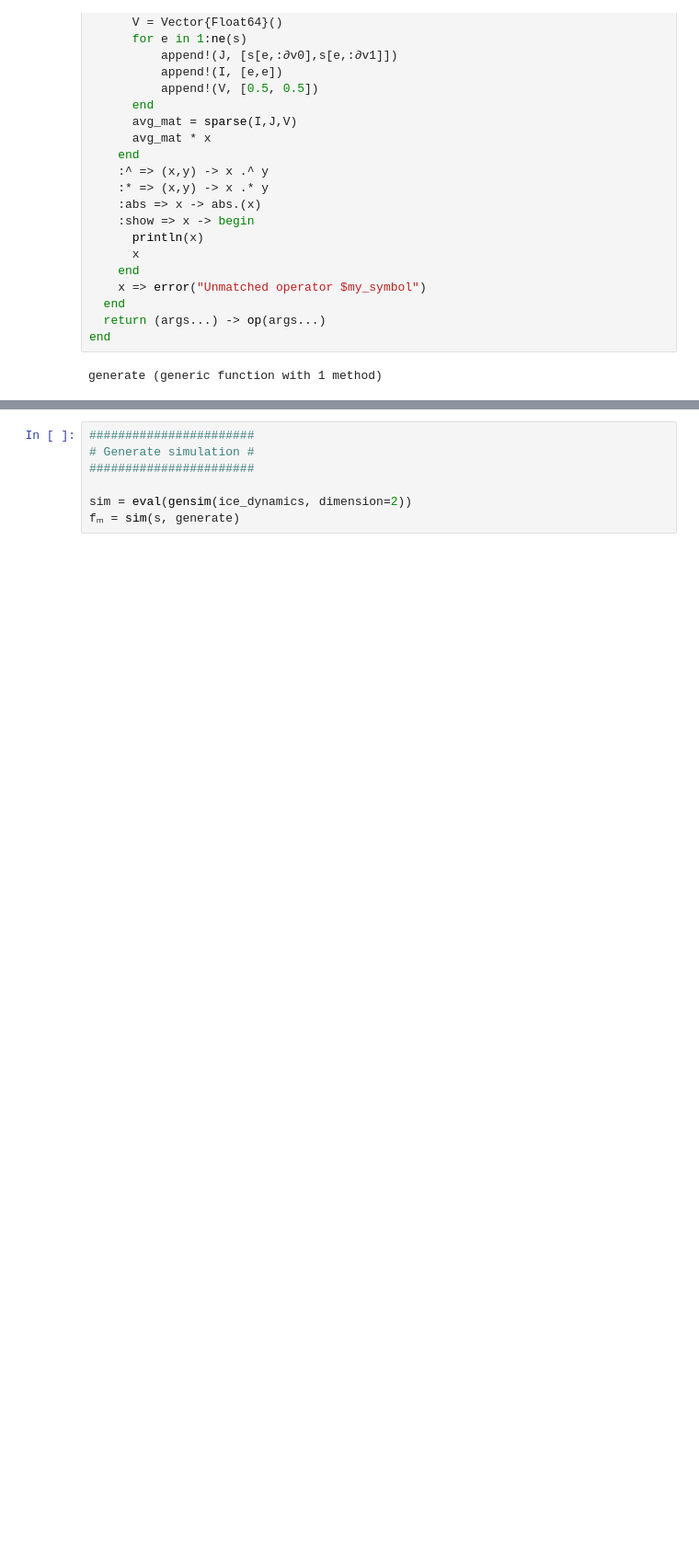
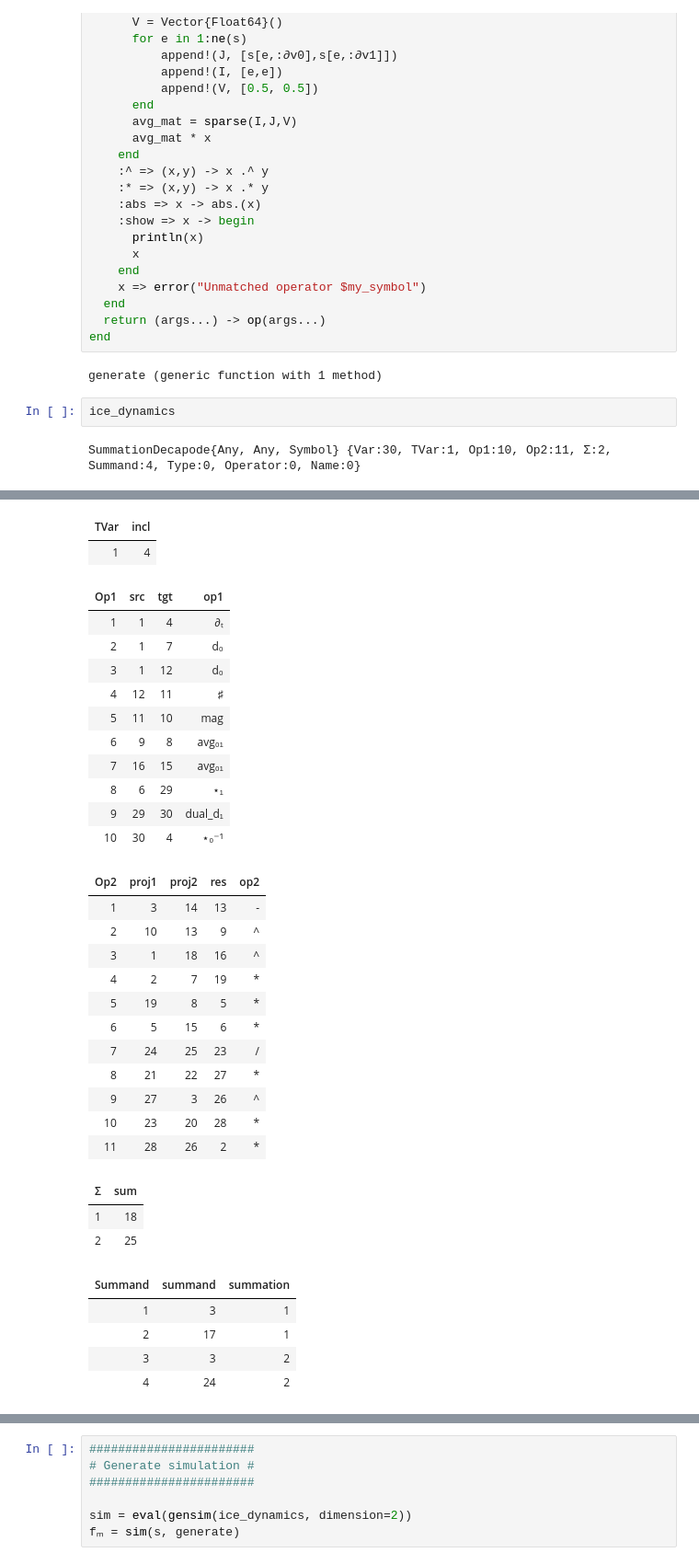
Before and after one commit to ciemss/Decapodes.jl, a Jupyter notebook: examples/climate/halfar_shallow_ice_model.ipynb, the cells around one changed output, grey strips where cells are left out. Shown: that part at 92% size. Drawn from its saved outputs; the diff is of its cells as text; blank space fills up the shorter version.

```diff
--- a/examples/climate/halfar_shallow_ice_model.ipynb
+++ b/examples/climate/halfar_shallow_ice_model.ipynb
@@ -177,3 +192,7 @@ function generate(sd, my_symbol; hodge=GeometricHodge())
 end
 # %% [output]
 generate (generic function with 1 method)
+# %%
+ice_dynamics
+# %% [output]
+SummationDecapode{Any, Any, Symbol} {Var:30, TVar:1, Op1:10, Op2:11, Σ:2, Summand:4, Type:0, Operator:0, Name:0}
@@ -179,0 +216,33 @@ generate (generic function with 1 method)
+| TVar | incl |
+| 1 | 4 |
+| Op1 | src | tgt | op1 |
+| 1 | 1 | 4 | ∂ₜ |
+| 2 | 1 | 7 | d₀ |
+| 3 | 1 | 12 | d₀ |
+| 4 | 12 | 11 | ♯ |
+| 5 | 11 | 10 | mag |
+| 6 | 9 | 8 | avg₀₁ |
+| 7 | 16 | 15 | avg₀₁ |
+| 8 | 6 | 29 | ⋆₁ |
+| 9 | 29 | 30 | dual_d₁ |
+| 10 | 30 | 4 | ⋆₀⁻¹ |
+| Op2 | proj1 | proj2 | res | op2 |
+| 1 | 3 | 14 | 13 | - |
+| 2 | 10 | 13 | 9 | ^ |
+| 3 | 1 | 18 | 16 | ^ |
+| 4 | 2 | 7 | 19 | * |
+| 5 | 19 | 8 | 5 | * |
+| 6 | 5 | 15 | 6 | * |
+| 7 | 24 | 25 | 23 | / |
+| 8 | 21 | 22 | 27 | * |
+| 9 | 27 | 3 | 26 | ^ |
+| 10 | 23 | 20 | 28 | * |
+| 11 | 28 | 26 | 2 | * |
+| Σ | sum |
+| 1 | 18 |
+| 2 | 25 |
+| Summand | summand | summation |
+| 1 | 3 | 1 |
+| 2 | 17 | 1 |
+| 3 | 3 | 2 |
+| 4 | 24 | 2 |
```
Also changed, not shown: parts of 5 cells of this notebook.
